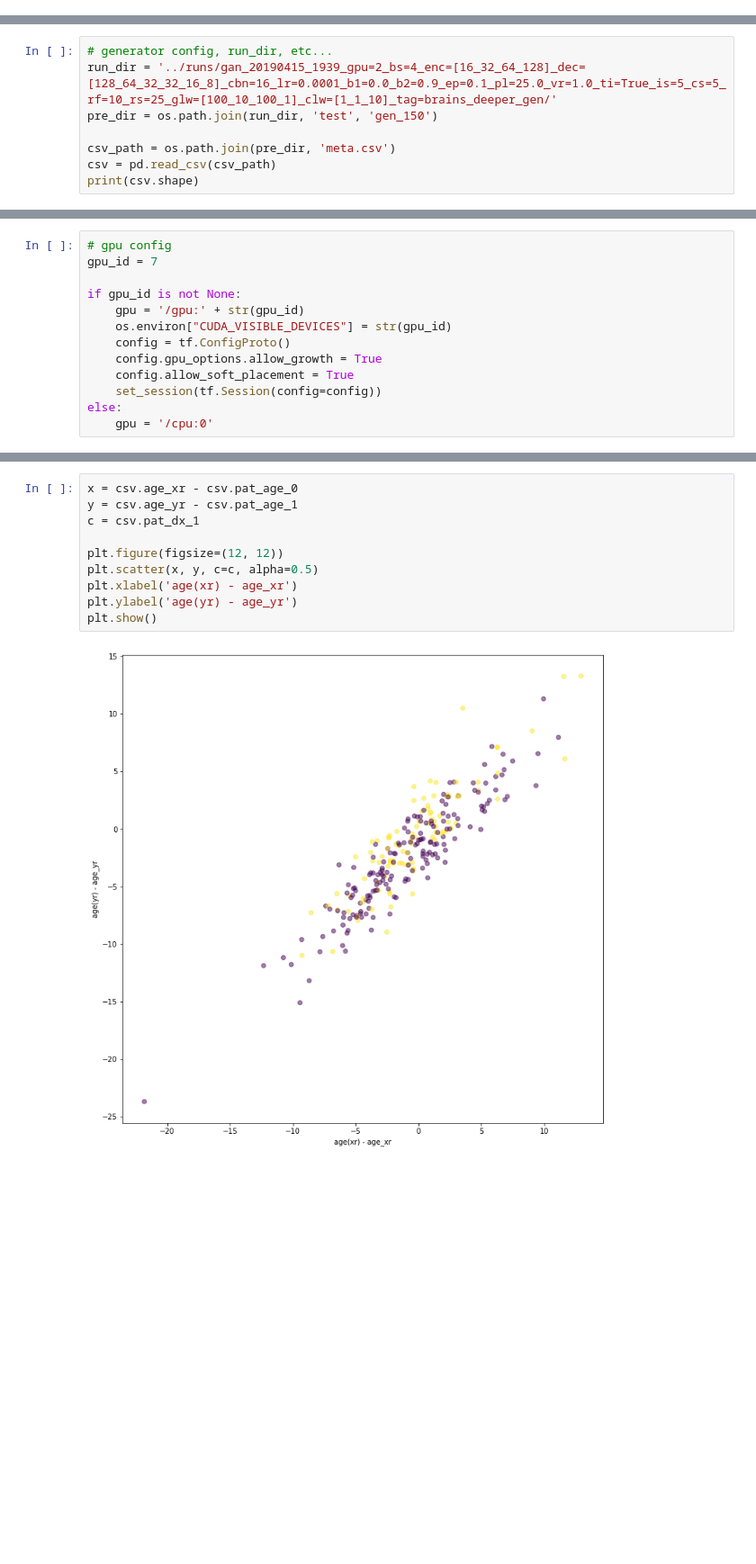
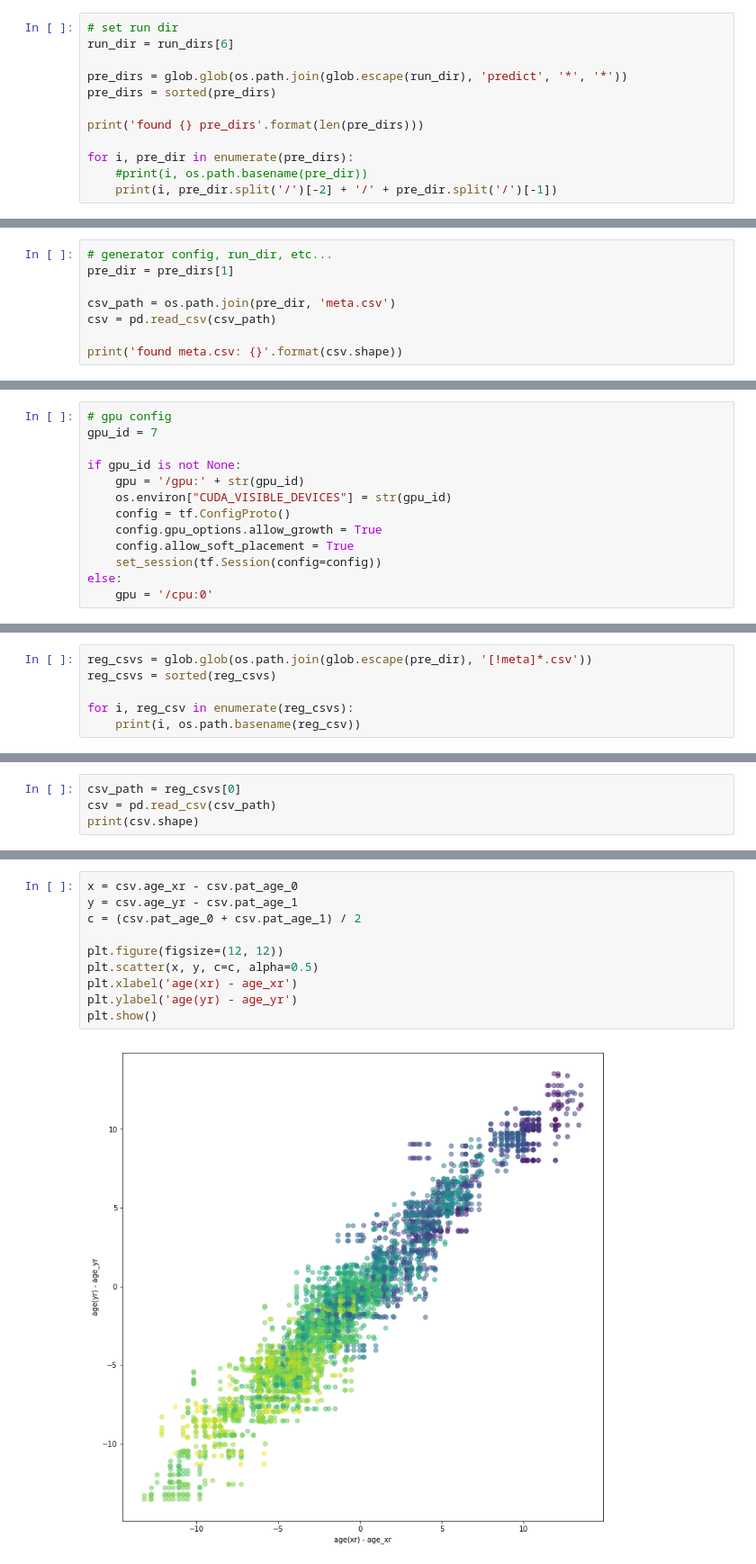
Before and after one commit to Untribium/agemorph, a Jupyter notebook: models/gan/src/age_prediction.ipynb, the cells around one changed output, grey strips where cells are left out. Shown at 90% size. Saved outputs shown, nothing was run; the diff lists cells and outputs as text; blank space fills up the shorter version.

```diff
--- a/models/gan/src/age_prediction.ipynb
+++ b/models/gan/src/age_prediction.ipynb
@@ -22,0 +52,12 @@ def load_nii(path):
+# %%
+# set run dir
+run_dir = run_dirs[6]
+
+pre_dirs = glob.glob(os.path.join(glob.escape(run_dir), 'predict', '*', '*'))
+pre_dirs = sorted(pre_dirs)
+
+print('found {} pre_dirs'.format(len(pre_dirs)))
+
+for i, pre_dir in enumerate(pre_dirs):
+    #print(i, os.path.basename(pre_dir))
+    print(i, pre_dir.split('/')[-2] + '/' + pre_dir.split('/')[-1])
@@ -23,9 +72,9 @@ def load_nii(path):
 # %%
 # generator config, run_dir, etc...
-run_dir = '../runs/gan_20190415_1939_gpu=2_bs=4_enc=[16_32_64_128]_dec=[128_64_32_32_16_8]_cbn=16_lr=0.0001_b1=0.0_b2=0.9_ep=0.1_pl=25.0_vr=1.0_ti=True_is=5_cs=5_rf=10_rs=25_glw=[100_10_100_1]_clw=[1_1_10]_tag=brains_deeper_gen/'
-pre_dir = os.path.join(run_dir, 'test', 'gen_150')
+pre_dir = pre_dirs[1]
 
 csv_path = os.path.join(pre_dir, 'meta.csv')
 csv = pd.read_csv(csv_path)
-print(csv.shape)
+
+print('found meta.csv: {}'.format(csv.shape))
 # %% [output]
@@ -99,0 +163,6 @@ done
+# %%
+reg_csvs = glob.glob(os.path.join(glob.escape(pre_dir), '[!meta]*.csv'))
+reg_csvs = sorted(reg_csvs)
+
+for i, reg_csv in enumerate(reg_csvs):
+    print(i, os.path.basename(reg_csv))
@@ -99,0 +171,4 @@ done
+# %%
+csv_path = reg_csvs[0]
+csv = pd.read_csv(csv_path)
+print(csv.shape)
@@ -100,12 +196,12 @@ done
 # %%
 x = csv.age_xr - csv.pat_age_0
 y = csv.age_yr - csv.pat_age_1
-c = csv.pat_dx_1
+c = (csv.pat_age_0 + csv.pat_age_1) / 2
 
 plt.figure(figsize=(12, 12))
 plt.scatter(x, y, c=c, alpha=0.5)
 plt.xlabel('age(xr) - age_xr')
 plt.ylabel('age(yr) - age_yr')
 plt.show()
 # %% [output]
-[figure, old version]
+[figure, new version]
```
Also changed, not shown: parts of 12 cells of this notebook, 6 other files.
